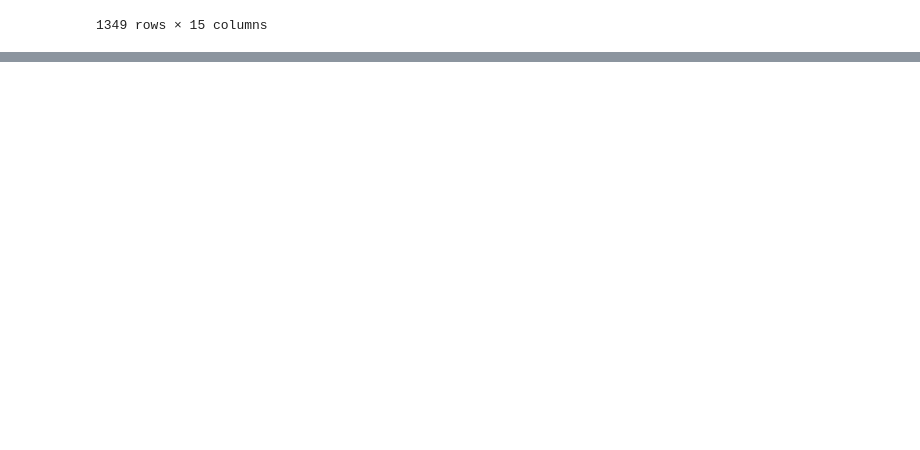
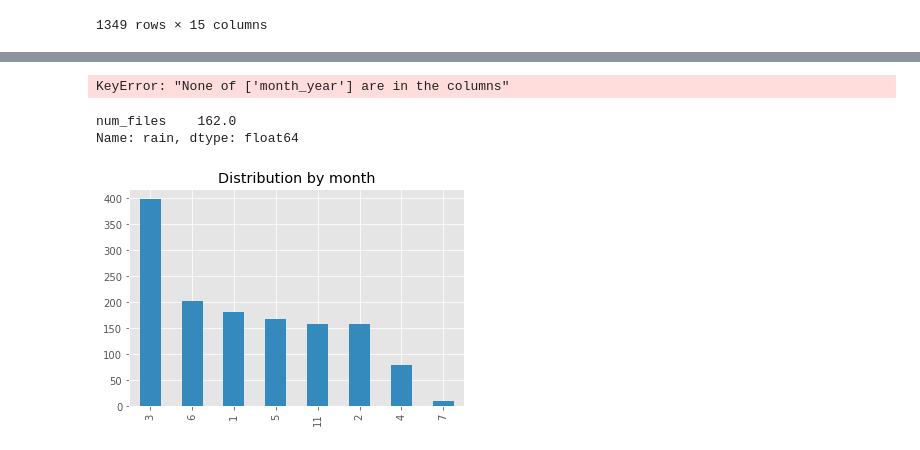
Before and after one commit to arnoldas500/clouds_detection, a Jupyter notebook: category_statistics.ipynb, the cells around one changed output, grey strips where cells are left out. Cells and saved outputs as stored; diff of their text form; code cells hidden in the pictures; blank space fills up the shorter version.

```diff
--- a/category_statistics.ipynb
+++ b/category_statistics.ipynb
@@ -31,0 +36,4 @@ df
+# %%
+cloud_num = df_folder[['name', 'num_files']]
+cloud_num = cloud_num.set_index('name')
+cloud_num
@@ -160,8 +175,24 @@ df.head()
 | 2 | rain/20170426T154527_VOOR | 66160 | NaN | rain | 20170426T154527 | VOOR | 2017-04-26 15:45:27 | 2017 | 4 | 2017-04 |
 | 3 | rain/20190505T192530_VOOR | 36187 | NaN | rain | 20190505T192530 | VOOR | 2019-05-05 19:25:30 | 2019 | 5 | 2019-05 |
 | 4 | rain/20170426T122526_VOOR | 54948 | NaN | rain | 20170426T122526 | VOOR | 2017-04-26 12:25:26 | 2017 | 4 | 2017-04 |
+# %%
+#make month_year the index
+df = df.set_index('month_year')
+df.head()
+# %% [output]
+KeyError: "None of ['month_year'] are in the columns"
+# %%
+cloud_num.loc['rain']
+# %% [output]
+num_files    162.0
+Name: rain, dtype: float64
+# %%
+#add num files from cloud_num into df
+df['cloud_num'] = np.where(df['cloud']== 'rain', cloud_num(index='rain', axis=0), False)
 # %%
 #show distribution by month
 with plt.style.context('ggplot'):
     df['month'].value_counts().plot(
-        kind='bar', color='C1', title='Overcast Distribution by month');
+        kind='bar', color='C1', title='Distribution by month');
+# %% [output]
+[figure, added]
```
Also changed, not shown: parts of 11 cells of this notebook.
